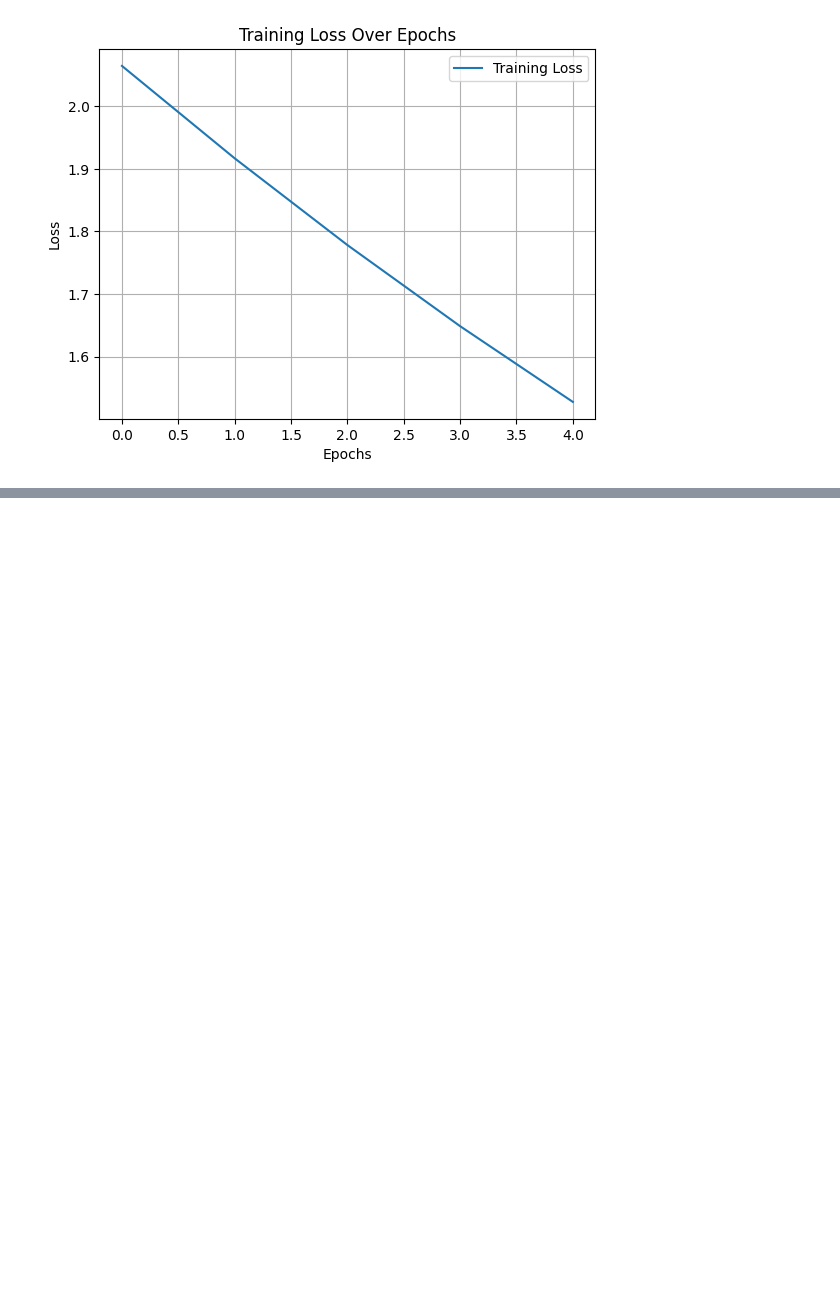
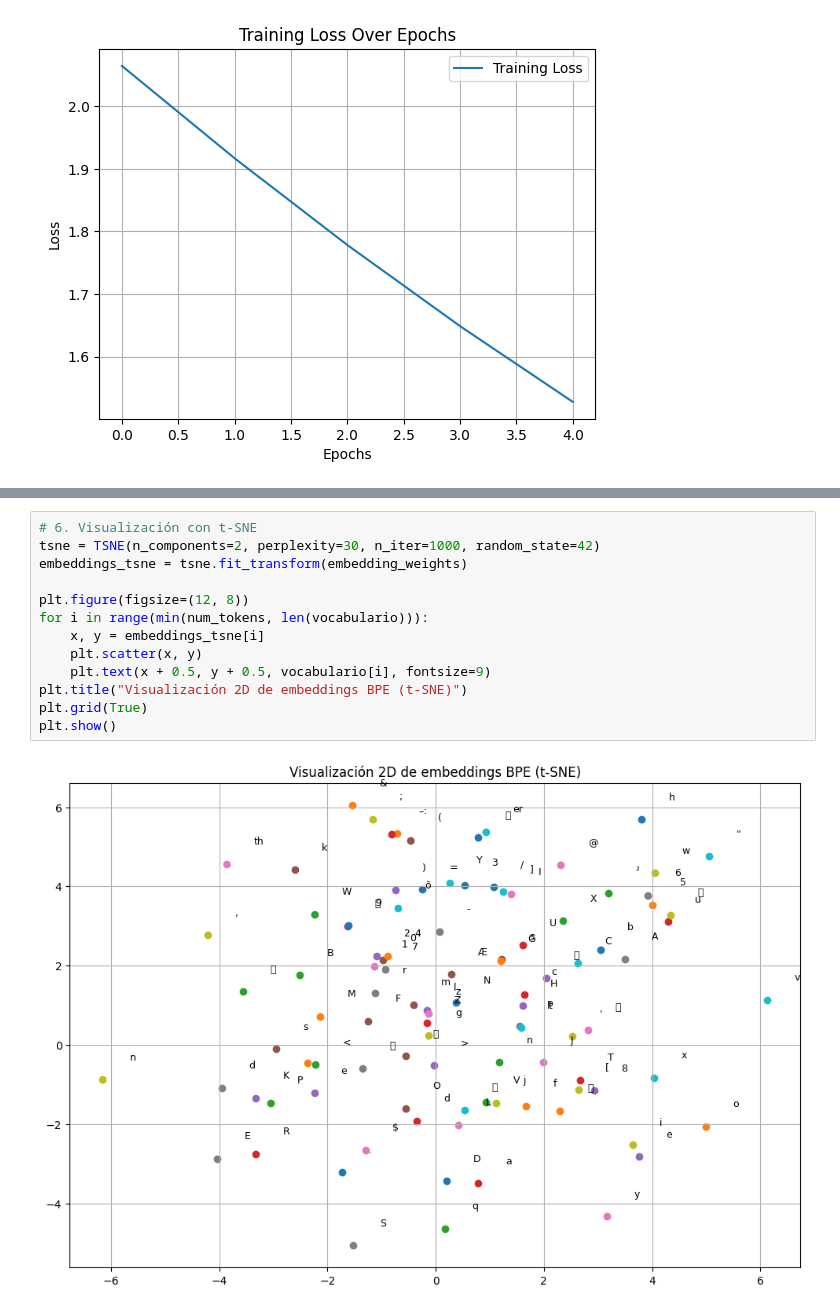
Before and after one commit to GabrielaC01/nlp-proyecto02, a Jupyter notebook: notebooks/04_visualization.ipynb, the cells around one changed output, grey strips where cells are left out. Cells and saved outputs as stored; diff of their text form; blank space fills up the shorter version.

```diff
--- a/notebooks/04_visualization.ipynb
+++ b/notebooks/04_visualization.ipynb
@@ -31,0 +74,15 @@ with open("vocabulario.pkl", "rb") as f:
+# %%
+# 6. Visualización con t-SNE
+tsne = TSNE(n_components=2, perplexity=30, n_iter=1000, random_state=42)
+embeddings_tsne = tsne.fit_transform(embedding_weights)
+
+plt.figure(figsize=(12, 8))
+for i in range(min(num_tokens, len(vocabulario))):
+    x, y = embeddings_tsne[i]
+    plt.scatter(x, y)
+    plt.text(x + 0.5, y + 0.5, vocabulario[i], fontsize=9)
+plt.title("Visualización 2D de embeddings BPE (t-SNE)")
+plt.grid(True)
+plt.show()
+# %% [output]
+[figure, added]
```
Also changed, not shown: parts of 5 cells of this notebook.
